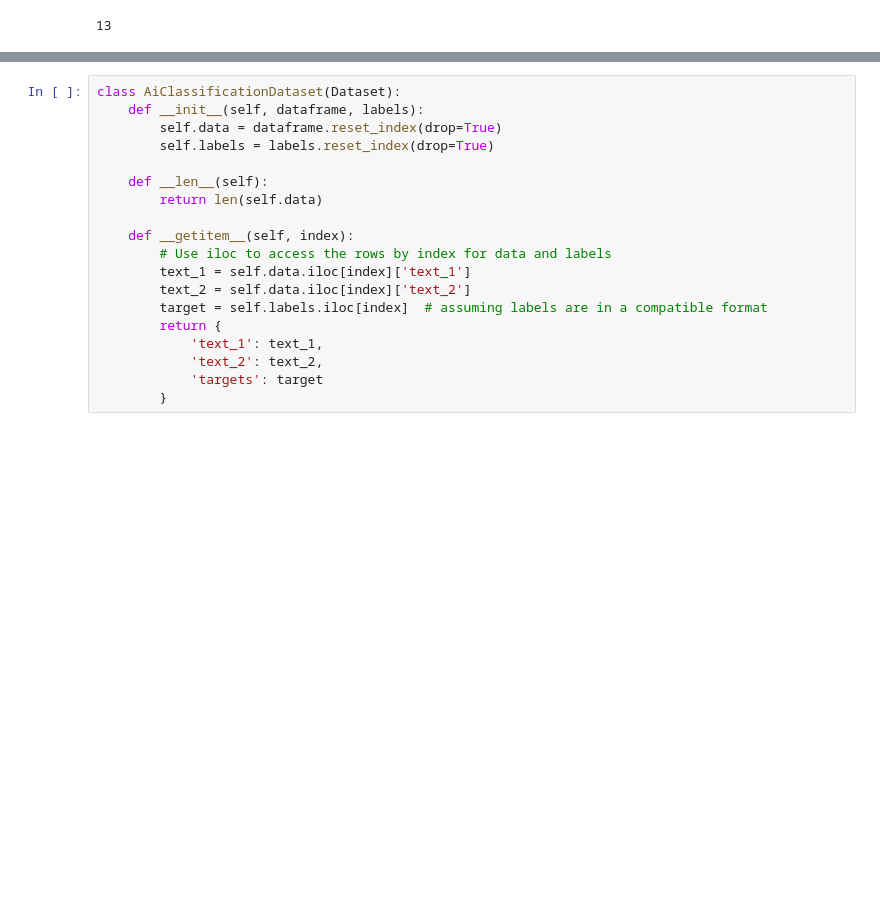
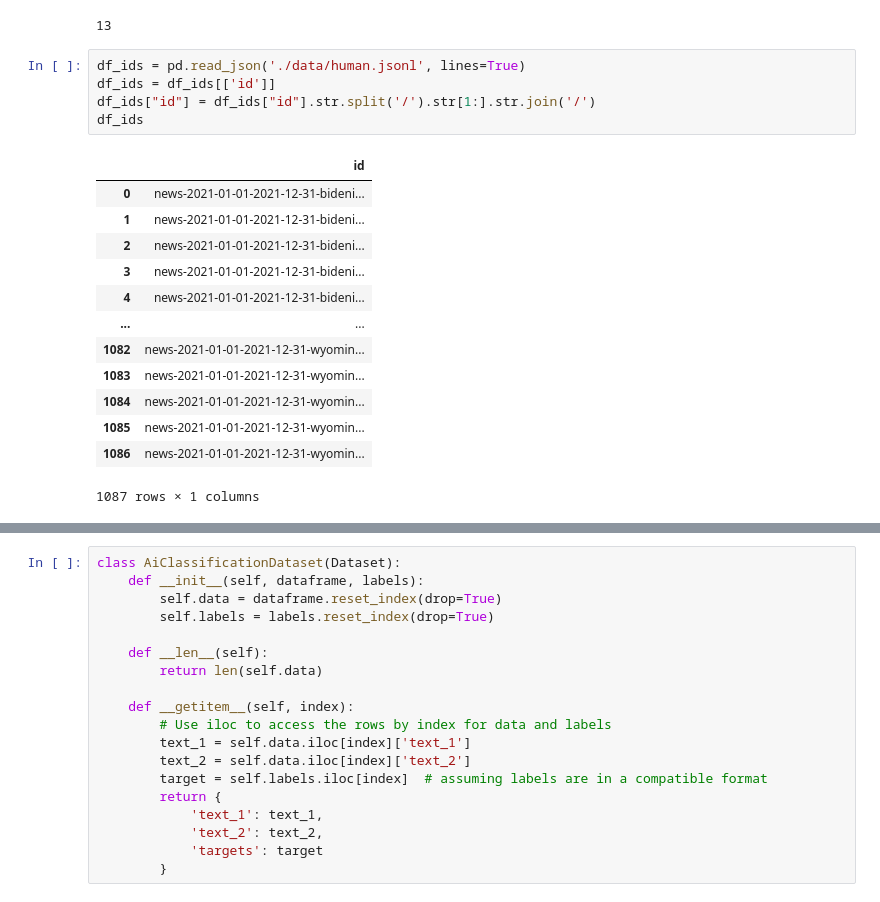
Before and after one commit to Cortijo02/NLP, a Jupyter notebook: practica.ipynb, the cells around one changed output, grey strips where cells are left out. Saved outputs shown, nothing was run; the diff lists cells and outputs as text; blank space fills up the shorter version.

```diff
--- a/practica.ipynb
+++ b/practica.ipynb
@@ -42,3 +42,22 @@ machines_files = glob('./data/machine/*.jsonl')
 len(machines_files)
 # %% [output]
 13
+# %%
+df_ids = pd.read_json('./data/human.jsonl', lines=True)
+df_ids = df_ids[['id']]
+df_ids["id"] = df_ids["id"].str.split('/').str[1:].str.join('/')
+df_ids
+# %% [output]
+|  | id |
+| 0 | news-2021-01-01-2021-12-31-bideni... |
+| 1 | news-2021-01-01-2021-12-31-bideni... |
+| 2 | news-2021-01-01-2021-12-31-bideni... |
+| 3 | news-2021-01-01-2021-12-31-bideni... |
+| 4 | news-2021-01-01-2021-12-31-bideni... |
+| ... | ... |
+| 1082 | news-2021-01-01-2021-12-31-wyomin... |
+| 1083 | news-2021-01-01-2021-12-31-wyomin... |
+| 1084 | news-2021-01-01-2021-12-31-wyomin... |
+| 1085 | news-2021-01-01-2021-12-31-wyomin... |
+| 1086 | news-2021-01-01-2021-12-31-wyomin... |
+1087 rows × 1 columns
```
Also changed, not shown: parts of 12 cells of this notebook.
